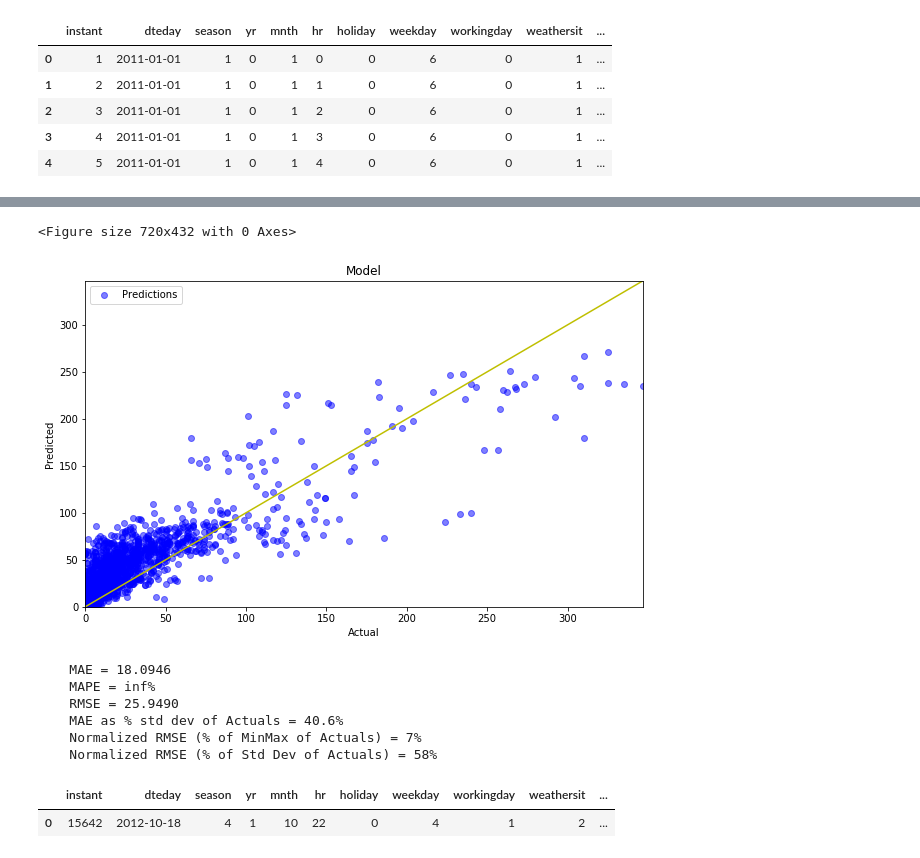
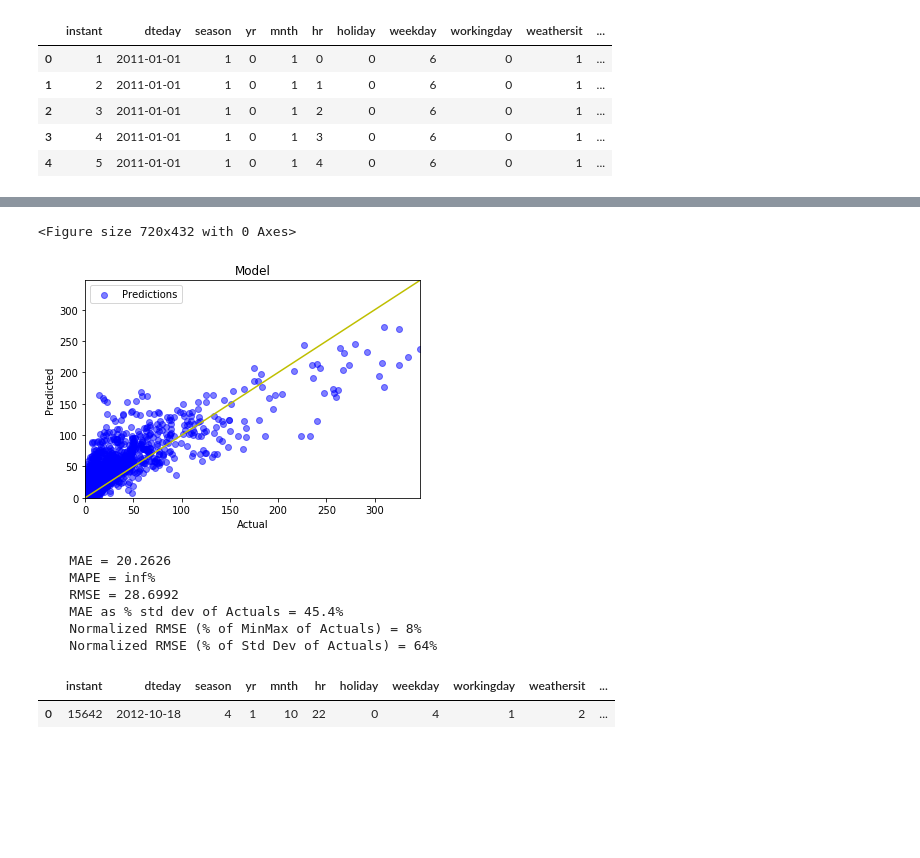
Before and after one commit to AutoViML/Auto_ViML, a Jupyter notebook: Auto_ViML_BikeShare_Demo.ipynb, the cells around one changed output, grey strips where cells are left out. Drawn from its saved outputs; the diff is of its cells as text; code cells hidden in the pictures; blank space fills up the shorter version.

Commit message:
Modified Auto_ViML demo file

```diff
--- a/Auto_ViML_BikeShare_Demo.ipynb
+++ b/Auto_ViML_BikeShare_Demo.ipynb
@@ -139,20 +115,20 @@ def rmse(results, y_cv):
 # %%
 #accu(m.predict(testm[feats]),pd.factorize(test[target].values)[0])
 # %%
-from Auto_ViML import print_regression_model_stats
+from autoviml.Auto_ViML import print_regression_model_stats
 ech = target[0]
 lab1 = pd.read_csv(ech+'/'+ech+'_Regression_submission.csv',index_col=None)
-print_regression_model_stats(test[ech].values,lab1[ech+'_Bagging1_predictions'].values)
+print_regression_model_stats(test[ech].values,lab1[ech+'_XGBoost_predictions'].values)
 lab1.head(1)
 # %% [output]
 <Figure size 720x432 with 0 Axes>
-[figure, old version]
+[figure, new version]
-    MAE = 18.0946
+    MAE = 20.2626
     MAPE = inf%
-    RMSE = 25.9490
-    MAE as % std dev of Actuals = 40.6%
-    Normalized RMSE (% of MinMax of Actuals) = 7%
-    Normalized RMSE (% of Std Dev of Actuals) = 58%
+    RMSE = 28.6992
+    MAE as % std dev of Actuals = 45.4%
+    Normalized RMSE (% of MinMax of Actuals) = 8%
+    Normalized RMSE (% of Std Dev of Actuals) = 64%
 |  | instant | dteday | season | yr | mnth | hr | holiday | weekday | workingday | weathersit | ... |
 | 0 | 15642 | 2012-10-18 | 4 | 1 | 10 | 22 | 0 | 4 | 1 | 2 | ... |
 # %%
```
Also changed, not shown: parts of 5 cells of this notebook, 9 other files.
